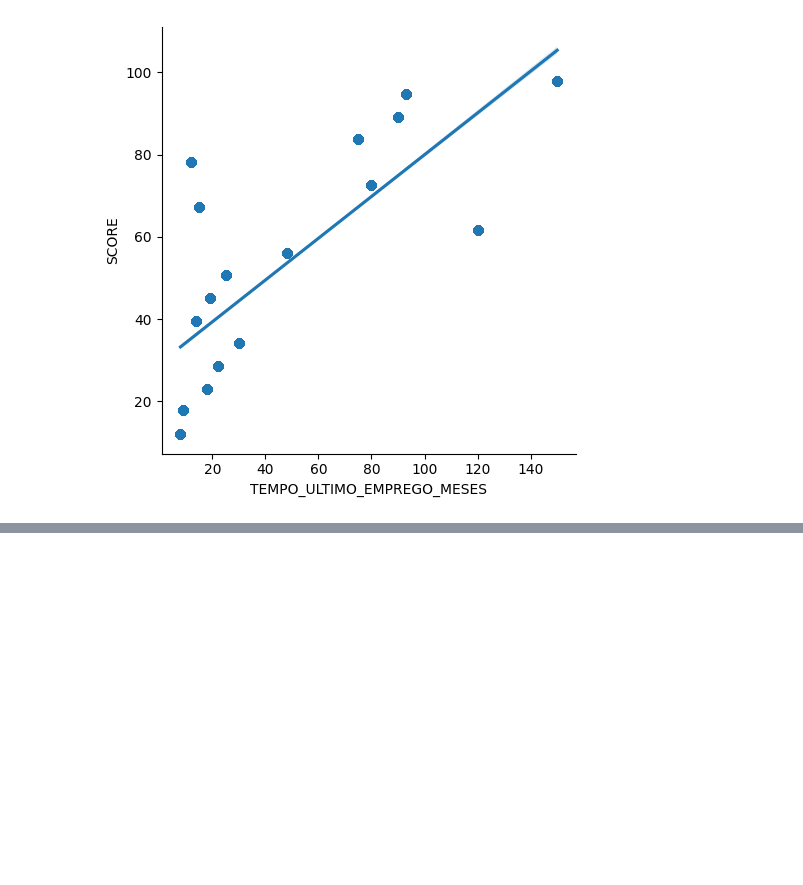
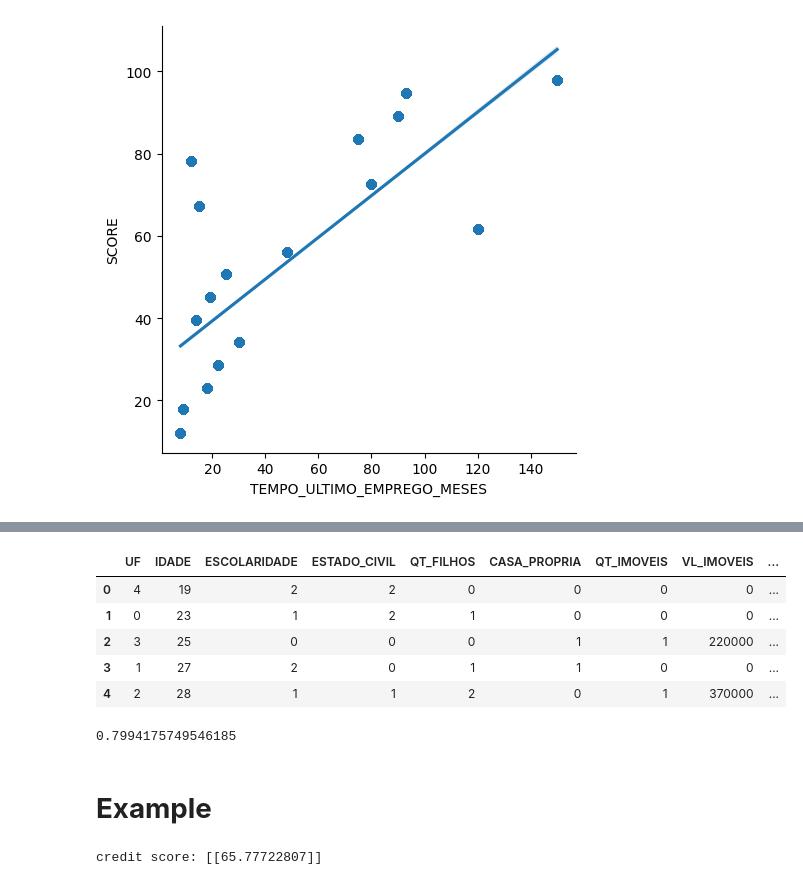
Before and after one commit to PedrolyraC/Credit-Scoring, a Jupyter notebook: credit_scoring_project.ipynb, the cells around one changed output, grey strips where cells are left out. Saved outputs shown, nothing was run; the diff lists cells and outputs as text; code cells hidden in the pictures; blank space fills up the shorter version.

```diff
--- a/credit_scoring_project.ipynb
+++ b/credit_scoring_project.ipynb
@@ -268,0 +389,13 @@ sns.lmplot(x='TEMPO_ULTIMO_EMPREGO_MESES', y='SCORE', data=df)
+# %%
+predictables =  df.copy()
+
+del predictables['SCORE']
+
+predictables.head()
+# %% [output]
+|  | UF | IDADE | ESCOLARIDADE | ESTADO_CIVIL | QT_FILHOS | CASA_PROPRIA | QT_IMOVEIS | VL_IMOVEIS | ... |
+| 0 | 4 | 19 | 2 | 2 | 0 | 0 | 0 | 0 | ... |
+| 1 | 0 | 23 | 1 | 2 | 1 | 0 | 0 | 0 | ... |
+| 2 | 3 | 25 | 0 | 0 | 0 | 1 | 1 | 220000 | ... |
+| 3 | 1 | 27 | 2 | 0 | 1 | 1 | 0 | 0 | ... |
+| 4 | 2 | 28 | 1 | 1 | 2 | 0 | 1 | 370000 | ... |
@@ -268,0 +412,34 @@ sns.lmplot(x='TEMPO_ULTIMO_EMPREGO_MESES', y='SCORE', data=df)
+# %%
+r2_score(y_test, model.fit(normalized_X_train, y_train).predict(normalized_X_test))
+# %% [output]
+0.7994175749546185
+# %% [markdown]
+# **Example**
+# %%
+UF = 2
+IDADE = 42
+ESCOLARIDADE = 1
+ESTADO_CIVIL = 2
+QT_FILHOS = 1
+CASA_PROPRIA = 1
+QT_IMOVEIS = 1
+VL_IMOVEIS = 500000
+OUTRA_RENDA = 1
+OUTRA_RENDA_VALOR = 2400
+TEMPO_ULTIMO_EMPREGO_MESES = 6
+TRABALHANDO_ATUALMENTE = 1
+ULTIMO_SALARIO = 7400.0
+QT_CARROS = 4
+VALOR_TABELA_CARROS = 80000
+FAIXA_ETARIA = 3
+
+data = [UF, IDADE, ESCOLARIDADE, ESTADO_CIVIL, QT_FILHOS, CASA_PROPRIA, QT_IMOVEIS,
+        VL_IMOVEIS, OUTRA_RENDA, OUTRA_RENDA_VALOR, TEMPO_ULTIMO_EMPREGO_MESES,
+        TRABALHANDO_ATUALMENTE, ULTIMO_SALARIO, QT_CARROS, VALOR_TABELA_CARROS, FAIXA_ETARIA]
+
+X = np.array(data).reshape(1, -1)
+X = sc.transform(X)
+
+print(f'credit score: {model.predict(X)}')
+# %% [output]
+credit score: [[65.77722807]]
```
Also changed, not shown: parts of 14 cells of this notebook.
